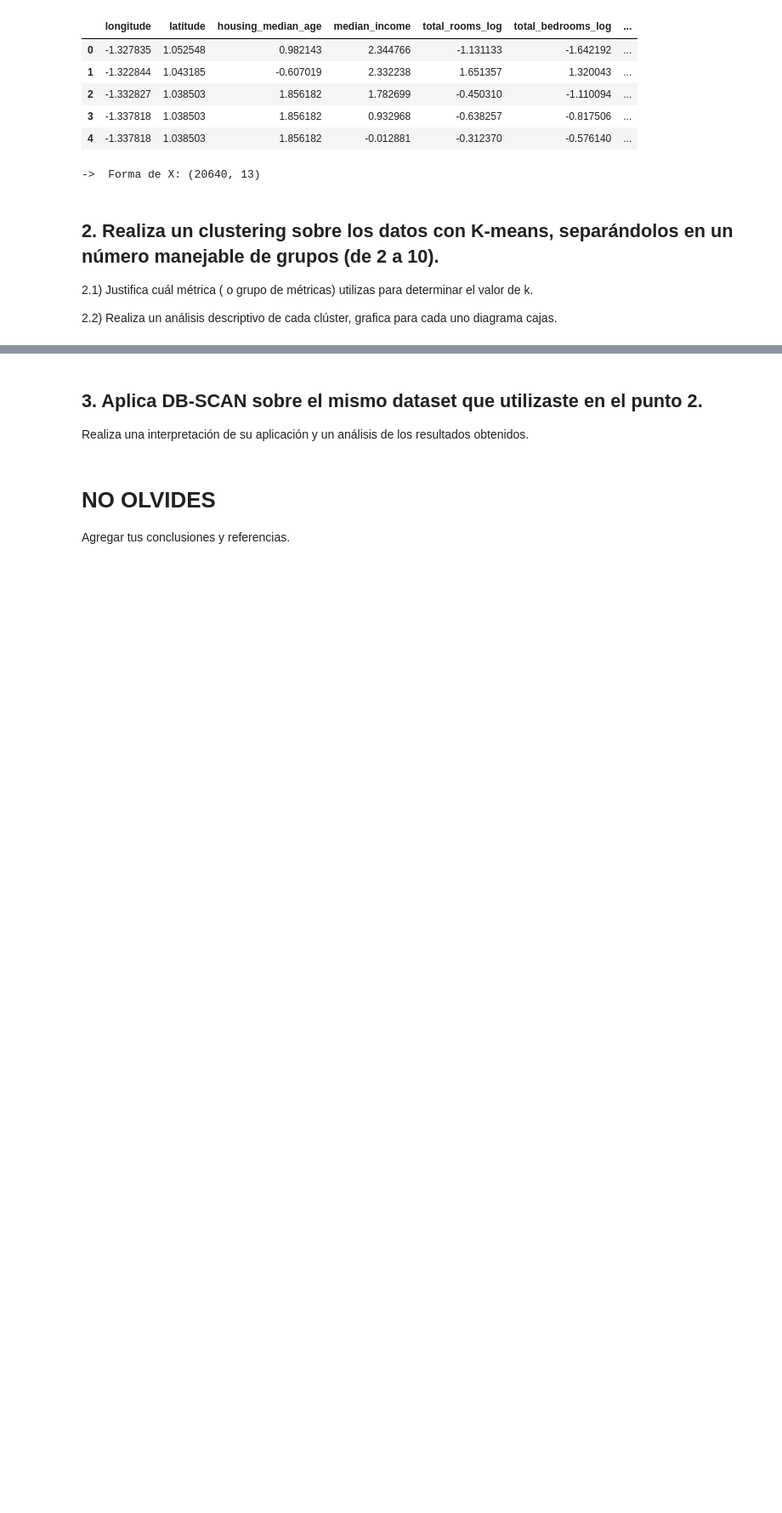
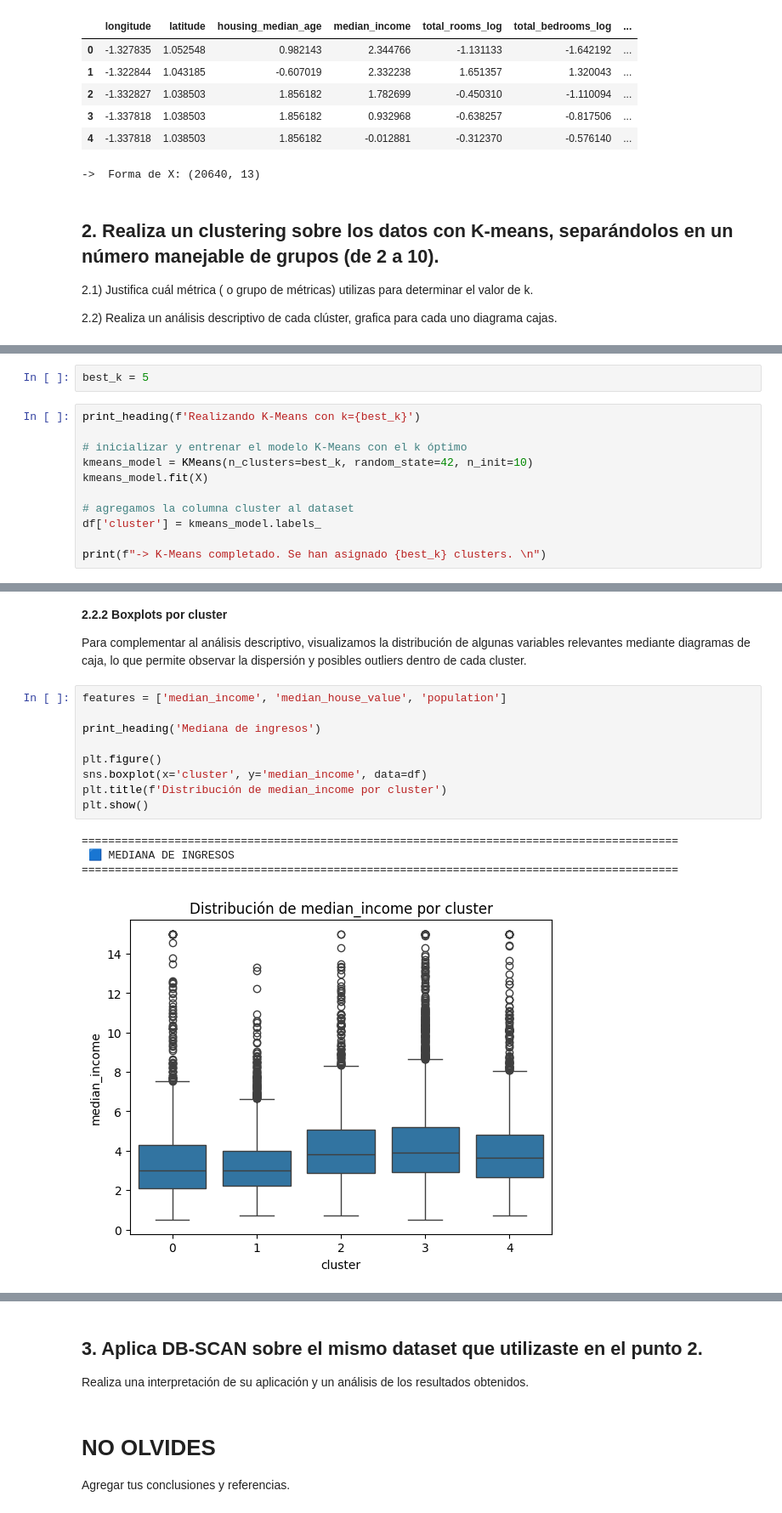
Before and after one commit to fernandolievano/aprendizaje-automatico-1, a Jupyter notebook: TP2_clustering.ipynb, the cells around one changed output, grey strips where cells are left out. Shown at 85% size. Cells and saved outputs as stored; diff of their text form; blank space fills up the shorter version.

Commit message:
k-means implementado

```diff
--- a/TP2_clustering.ipynb
+++ b/TP2_clustering.ipynb
@@ -378,0 +439,13 @@ print(f"\n->  Forma de X: {X.shape}")
+# %%
+best_k = 5
+# %%
+print_heading(f'Realizando K-Means con k={best_k}')
+
+# inicializar y entrenar el modelo K-Means con el k óptimo
+kmeans_model = KMeans(n_clusters=best_k, random_state=42, n_init=10)
+kmeans_model.fit(X)
+
+# agregamos la columna cluster al dataset
+df['cluster'] = kmeans_model.labels_
+
+print(f"-> K-Means completado. Se han asignado {best_k} clusters. \n")
@@ -378,0 +519,18 @@ print(f"\n->  Forma de X: {X.shape}")
+# %% [markdown]
+**2.2.2 Boxplots por cluster**
+
+Para complementar al análisis descriptivo, visualizamos la distribución de algunas variables relevantes mediante diagramas de caja, lo que permite observar la dispersión y posibles outliers dentro de cada cluster.
+# %%
+features = ['median_income', 'median_house_value', 'population']
+
+print_heading('Mediana de ingresos')
+
+plt.figure()
+sns.boxplot(x='cluster', y='median_income', data=df)
+plt.title(f'Distribución de median_income por cluster')
+plt.show()
+# %% [output]
+==========================================================================================
+ 🟦 MEDIANA DE INGRESOS
+==========================================================================================
+[figure, added]
```
Also changed, not shown: parts of 19 cells of this notebook.
